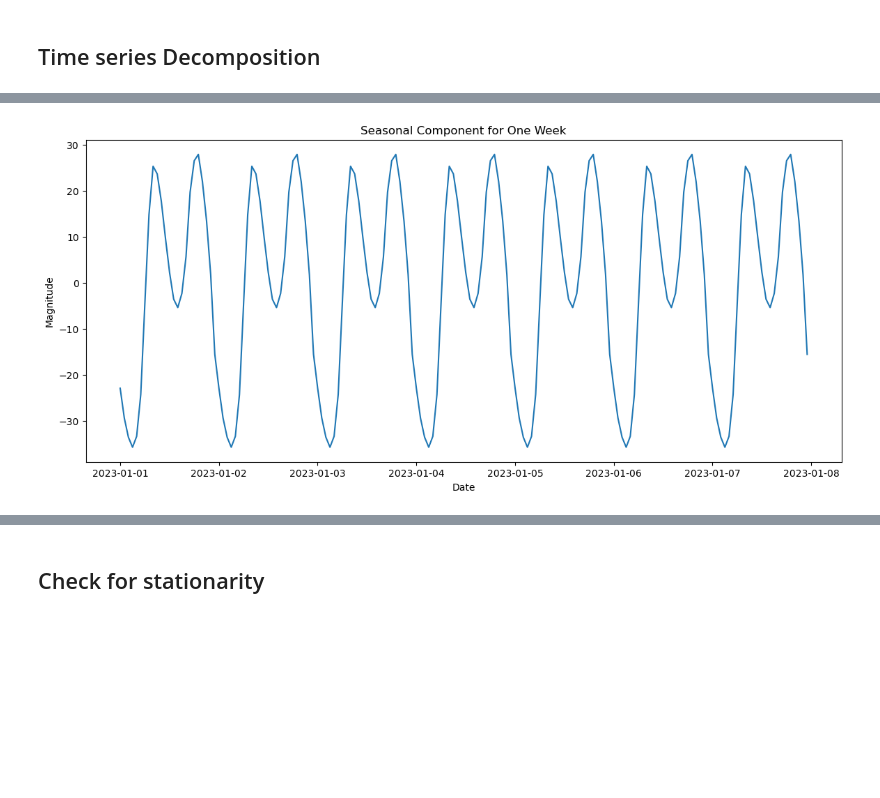
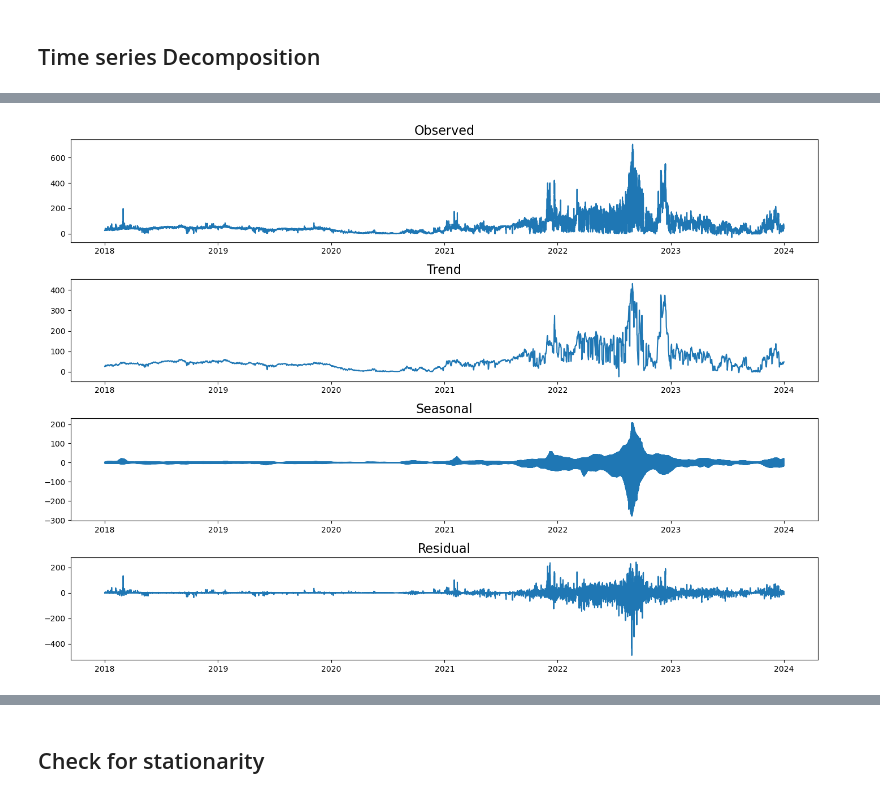
Before and after one commit to evenbakke/MasterThesis-, a Jupyter notebook: ARIMA.ipynb, the cells around one changed output, grey strips where cells are left out. Cells and saved outputs as stored; diff of their text form; code cells hidden in the pictures; blank space fills up the shorter version.

```diff
--- a/ARIMA.ipynb
+++ b/ARIMA.ipynb
@@ -194,10 +159,32 @@ plt.show()
-# %%
-# Plot the seasonal component for a shorter timeframe
-plt.figure(figsize=(14, 6))
-plt.plot(decomposition.seasonal['2023-01-01':'2023-01-07'])  # Plotting just one week
-plt.title('Seasonal Component for One Week')
-plt.xlabel('Date')
-plt.ylabel('Magnitude')
-plt.show()
-# %% [output]
-[figure, removed]
+# %%
+from statsmodels.tsa.seasonal import STL
+import matplotlib.pyplot as plt
+
+# Assuming df is your DataFrame with hourly data and a 'systemPrice' column
+# Let's use a periodic seasonal window and let the trend window be automatically determined
+stl = STL(df['systemPrice'], seasonal=25, robust=True)
+result = stl.fit()
+
+# Plotting the decomposed components
+plt.figure(figsize=(14, 10))
+
+plt.subplot(4, 1, 1)
+plt.plot(result.observed)
+plt.title('Observed', fontsize=16)
+
+plt.subplot(4, 1, 2)
+plt.plot(result.trend)
+plt.title('Trend', fontsize=16)
+
+plt.subplot(4, 1, 3)
+plt.plot(result.seasonal)
+plt.title('Seasonal', fontsize=16)
+
+plt.subplot(4, 1, 4)
+plt.plot(result.resid)
+plt.title('Residual', fontsize=16)
+
+plt.tight_layout()
+plt.show()
+# %% [output]
+[figure, added]
```
Also changed, not shown: parts of 33 cells of this notebook, 1 other file.
